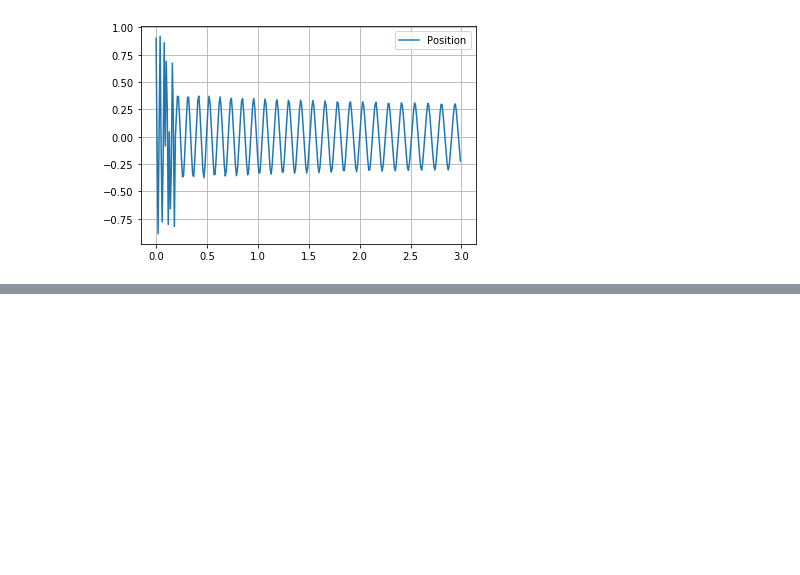
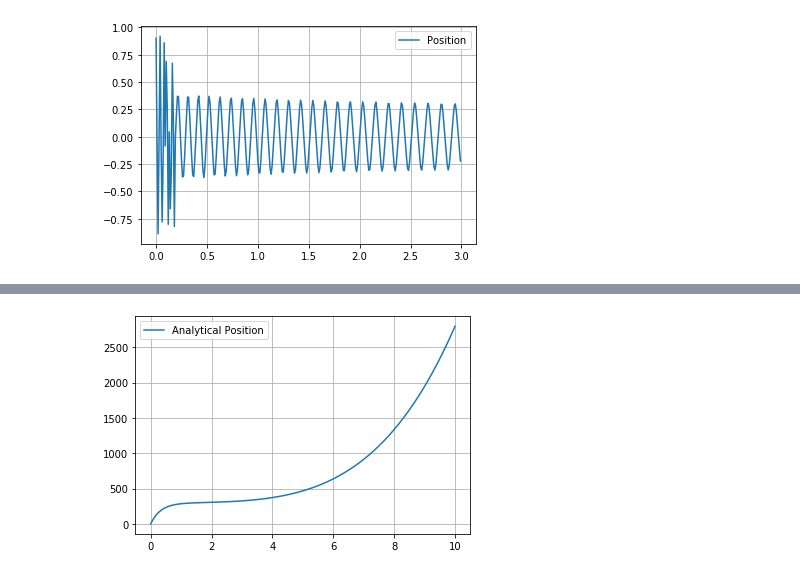
Before and after one commit to mdittman9000/PHY-321, a Jupyter notebook: Midterm Project 1 patch 2.ipynb, the cells around one changed output, grey strips where cells are left out. Cells and saved outputs as stored; diff of their text form; code cells hidden in the pictures; blank space fills up the shorter version.

```diff
--- a/Midterm Project 1 patch 2.ipynb
+++ b/Midterm Project 1 patch 2.ipynb
@@ -494,0 +516,5 @@ P1 = a*( ( (t[i]**2)/(2*gamma) ) - ( (t[i])/(gamma**2)) - (1/(gamma**3))*)
+# %%
+#x0,v0,a,gamma,tf,step,d
+anharmonic(300,0,5,3,10,.01,3)
+# %% [output]
+[figure, added]
```
Also changed, not shown: parts of 7 cells of this notebook.
